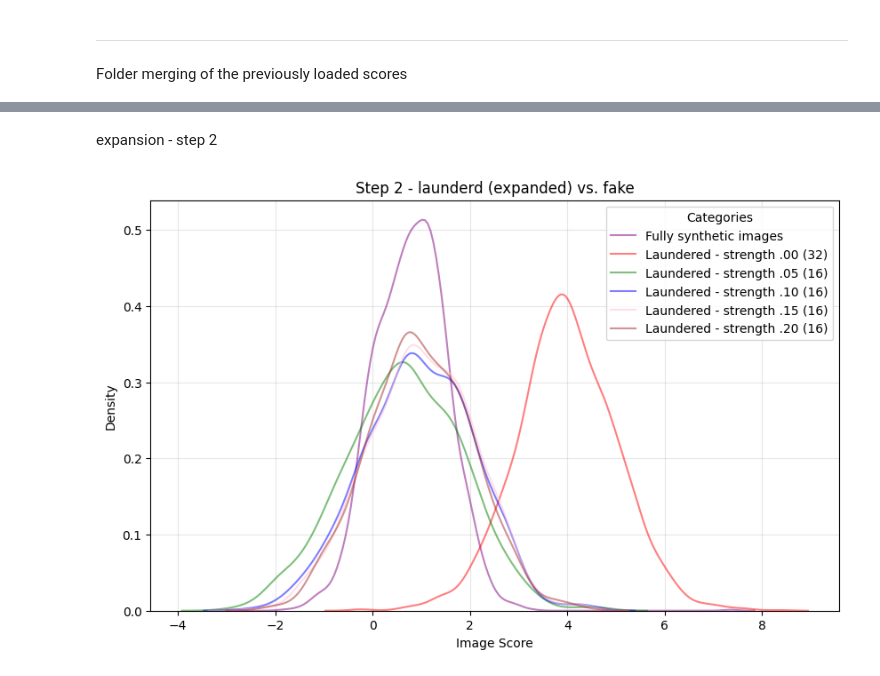
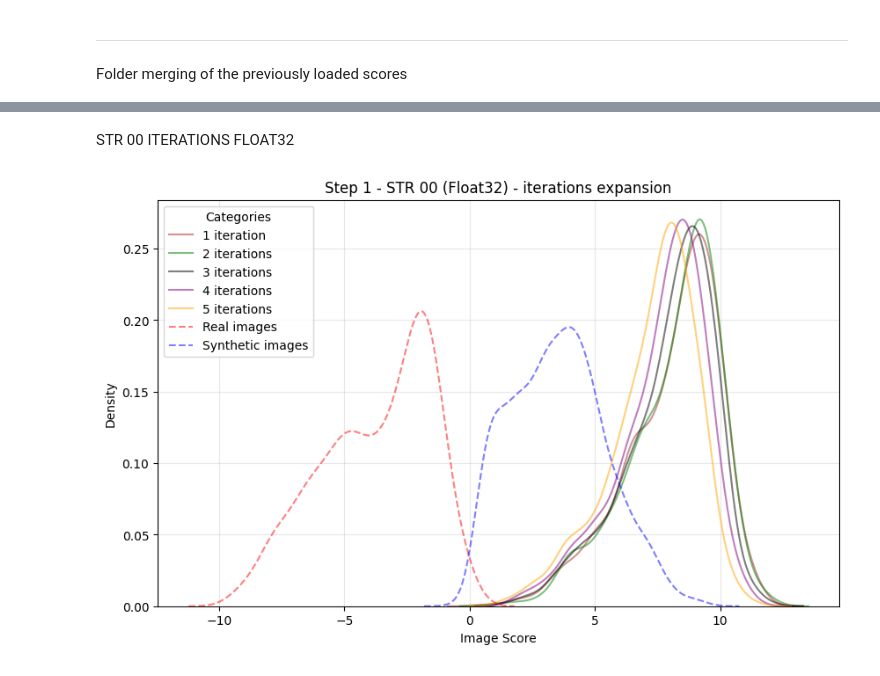
Before and after one commit to mard4/fake-image-detectors, a Jupyter notebook: EXPERIMENTS/plotter.ipynb, the cells around one changed output, grey strips where cells are left out. Saved outputs shown, nothing was run; the diff lists cells and outputs as text; code cells hidden in the pictures.

```diff
--- a/EXPERIMENTS/plotter.ipynb
+++ b/EXPERIMENTS/plotter.ipynb
@@ -508,7 +508,6 @@ plot_density([S2_LAUNDERED, S2_FAKE ], ["Laundered images", "Fully synthetic ima
-# %% [markdown]
-expansion - step 2
-# %%
-plot_density([S2_FAKE, S2_LAUNDERED_STR00,  S2_LAUNDERED_F16_STR05, S2_LAUNDERED_F16_STR10, S2_LAUNDERED_F16_STR15, S2_LAUNDERED_F16_STR20], ["Fully synthetic images", "Laundered - strength .00 (32)", "Laundered - strength .05 (16)", "Laundered - strength .10 (16)", "Laundered - strength .15 (16)", "Laundered - strength .20 (16)"],
-              ["Purple", "Red", "Green", "Blue", "Pink", "Brown"], "Step 2 - launderd (expanded) vs. fake", "S2_launder_fake_expansion" )
-# %% [output]
-[figure, removed]
+# %% [markdown]
+STR 00 ITERATIONS FLOAT32
+# %%
+plot_density([S1_STR_00_FFHQ_1_FLOAT32+S1_STR_00_FORLAB_1_FLOAT32, S1_STR_00_FFHQ_2_FLOAT32+S1_STR_00_FORLAB_2_FLOAT32,  S1_STR_00_FFHQ_3_FLOAT32+S1_STR_00_FORLAB_3_FLOAT32, S1_STR_00_FFHQ_4_FLOAT32+S1_STR_00_FORLAB_4_FLOAT32, S1_STR_00_FFHQ_5_FLOAT32+S1_STR_00_FORLAB_5_FLOAT32, S1_REAL, S1_FAKE], ["1 iteration", "2 iterations", "3 iterations", "4 iterations", "5 iterations", "Real images", "Synthetic images"], ["Brown", "Green", "Black", "Purple", "Orange", "Red", "Blue"], "Step 1 - STR 00 (Float32) - iterations expansion", "S1_STR00_iteration_expand", [False, False, False, False, False, True, True])
+# %% [output]
+[figure, added]
```
Also changed, not shown: parts of 13 cells of this notebook, 9 other files.
